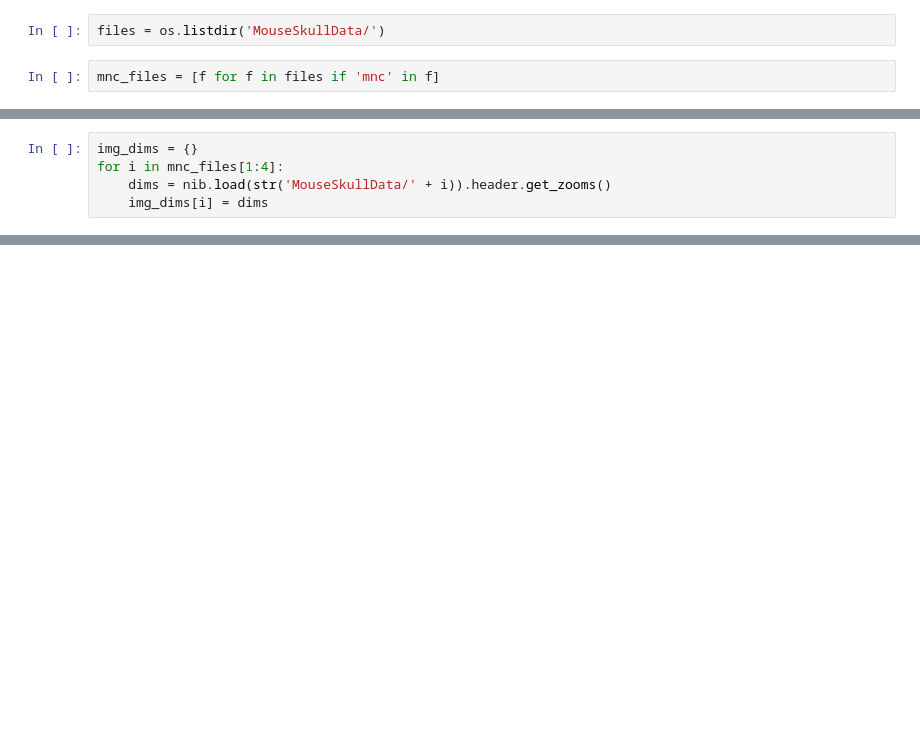
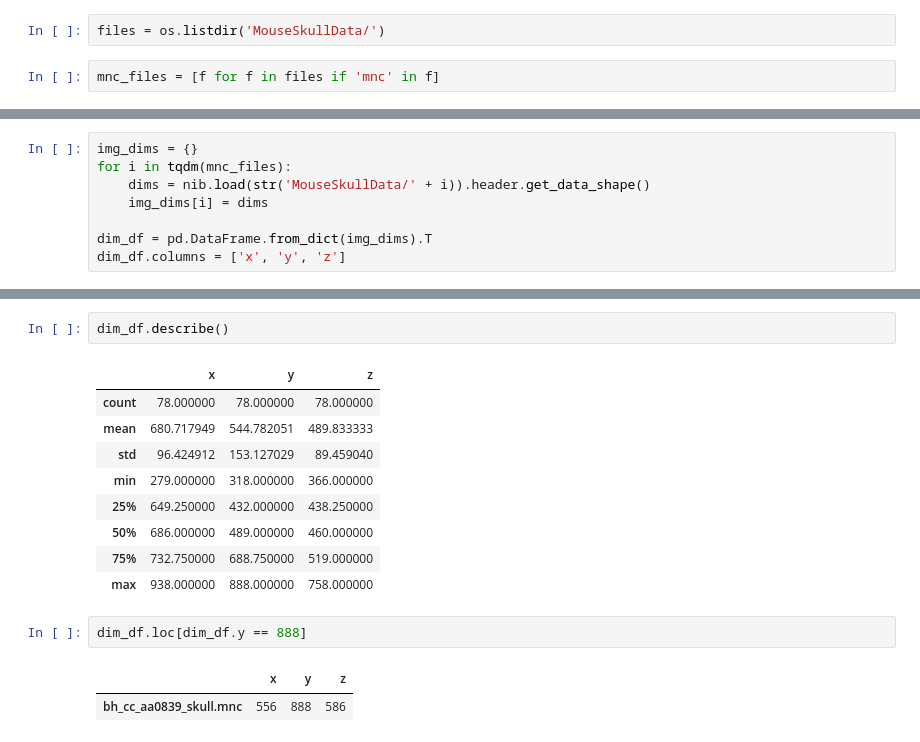
Before and after one commit to 3DLables/3DLabeler, a Jupyter notebook: EDA.ipynb, the cells around one changed output, grey strips where cells are left out. Saved outputs shown, nothing was run; the diff lists cells and outputs as text; blank space fills up the shorter version.

```diff
--- a/EDA.ipynb
+++ b/EDA.ipynb
@@ -213,5 +215,8 @@ mnc_files = [f for f in files if 'mnc' in f]
 # %%
 img_dims = {}
-for i in mnc_files[1:4]:
-    dims = nib.load(str('MouseSkullData/' + i)).header.get_zooms()
+for i in tqdm(mnc_files):
+    dims = nib.load(str('MouseSkullData/' + i)).header.get_data_shape()
     img_dims[i] = dims
+
+dim_df = pd.DataFrame.from_dict(img_dims).T
+dim_df.columns = ['x', 'y', 'z']
@@ -239,0 +256,17 @@ Docstring:   <no docstring>
+# %%
+dim_df.describe()
+# %% [output]
+|  | x | y | z |
+| count | 78.000000 | 78.000000 | 78.000000 |
+| mean | 680.717949 | 544.782051 | 489.833333 |
+| std | 96.424912 | 153.127029 | 89.459040 |
+| min | 279.000000 | 318.000000 | 366.000000 |
+| 25% | 649.250000 | 432.000000 | 438.250000 |
+| 50% | 686.000000 | 489.000000 | 460.000000 |
+| 75% | 732.750000 | 688.750000 | 519.000000 |
+| max | 938.000000 | 888.000000 | 758.000000 |
+# %%
+dim_df.loc[dim_df.y == 888]
+# %% [output]
+|  | x | y | z |
+| bh_cc_aa0839_skull.mnc | 556 | 888 | 586 |
```
Also changed, not shown: parts of 10 cells of this notebook.
